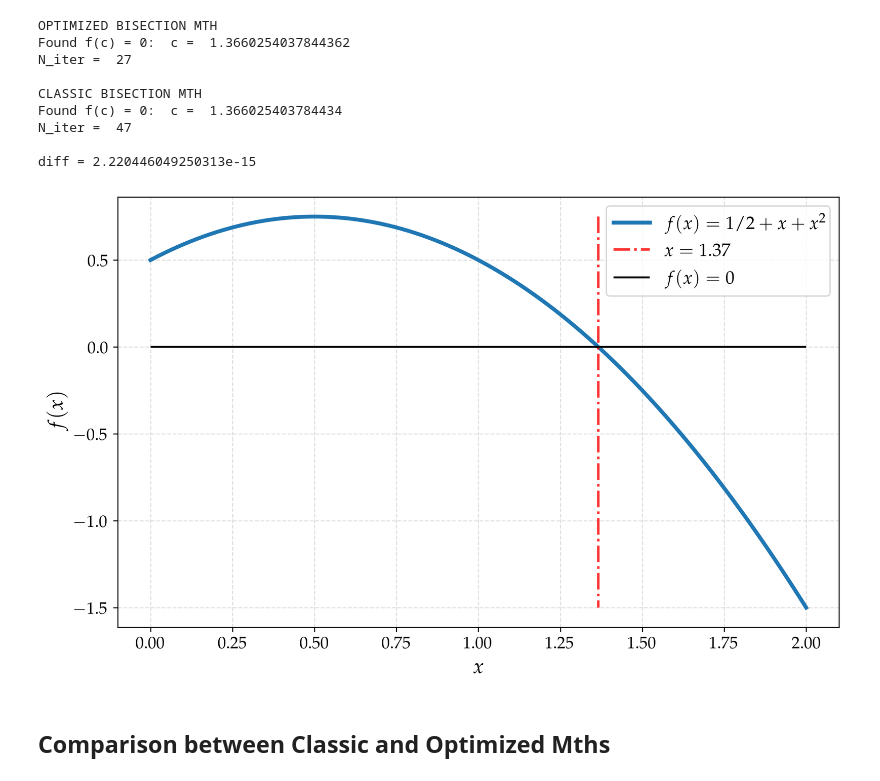
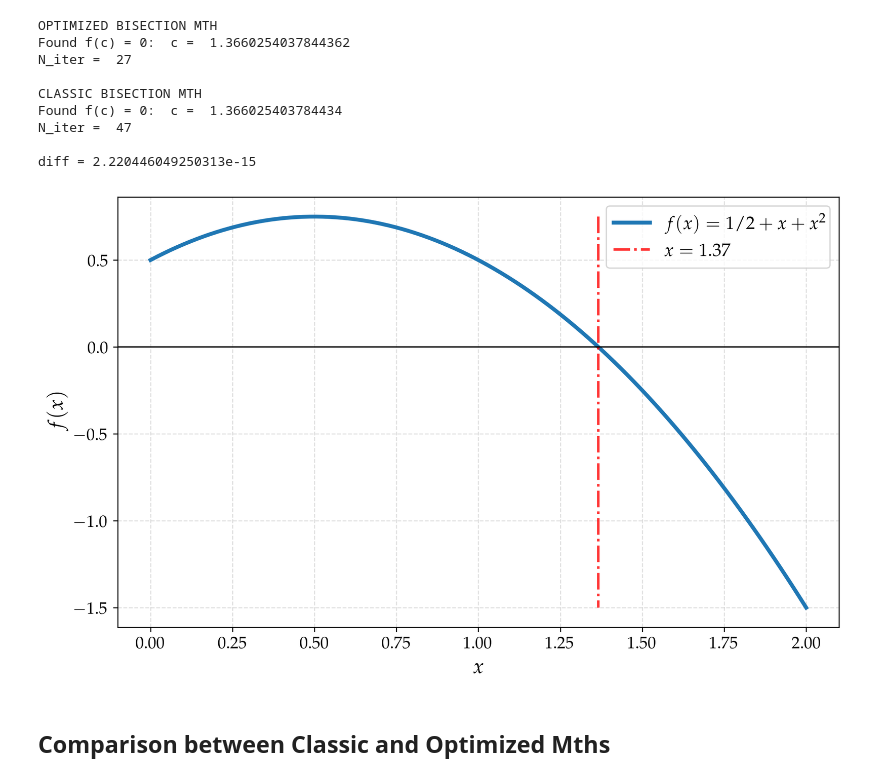
Before and after one commit to mvolpato-unimib/Lab_comp, a Jupyter notebook: ex12/bisection.ipynb, the cells around one changed output. Drawn from its saved outputs; the diff is of its cells as text; code cells hidden in the pictures.

```diff
--- a/ex12/bisection.ipynb
+++ b/ex12/bisection.ipynb
@@ -45,17 +45,18 @@ diff = 2.220446049250313e-15
 # %%
 
 plt.figure(figsize=(10, 6))
 plt.plot(xcoo, ycoo, label=r'$f(x) = 1/2 + x + x^2$', lw=3)
 plt.vlines(c_optim, max(ycoo), min(ycoo), ls='-.', lw=2, color='red', alpha=0.8, label=rf'$x = {c_optim:.2f}$')
-plt.hlines(0, start, end, ls='-', color='black', alpha=1, label=r'$f(x) = 0$')
+# plt.hlines(0, start, end, ls='-', color='black', alpha=1, label=r'$f(x) = 0$')
 plt.xlabel(r'$x$')
 plt.ylabel(r'$f(x)$')
+plt.axhline(0, color='black', linewidth=1) # Disegna l'asse x a y=0
 plt.grid(alpha=0.4, ls='--')
 plt.legend()
 plt.savefig('plots/plot_zero.png')
 plt.show()
 # %% [output]
-[figure, old version]
+[figure, new version]
 # %% [markdown]
 ## **Comparison between Classic and Optimized Mths**
 # %%
```
Also changed, not shown: 19 other files.
